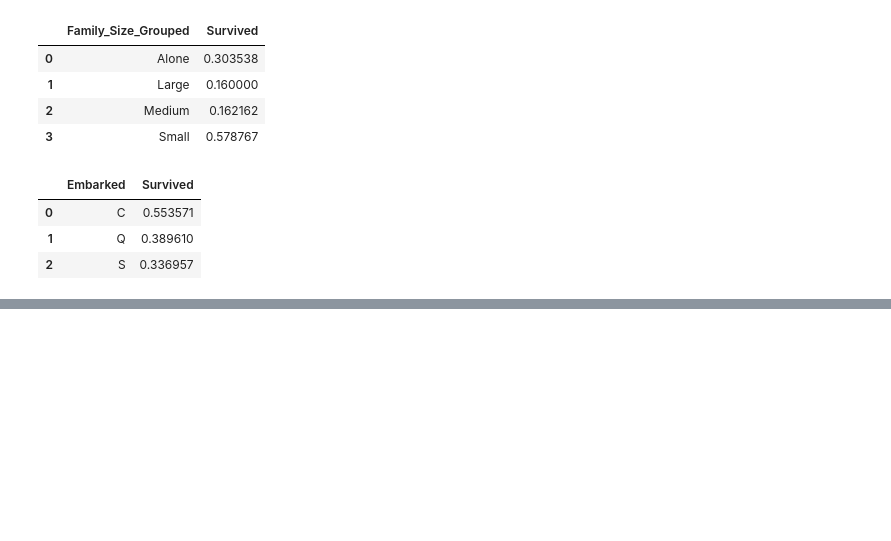
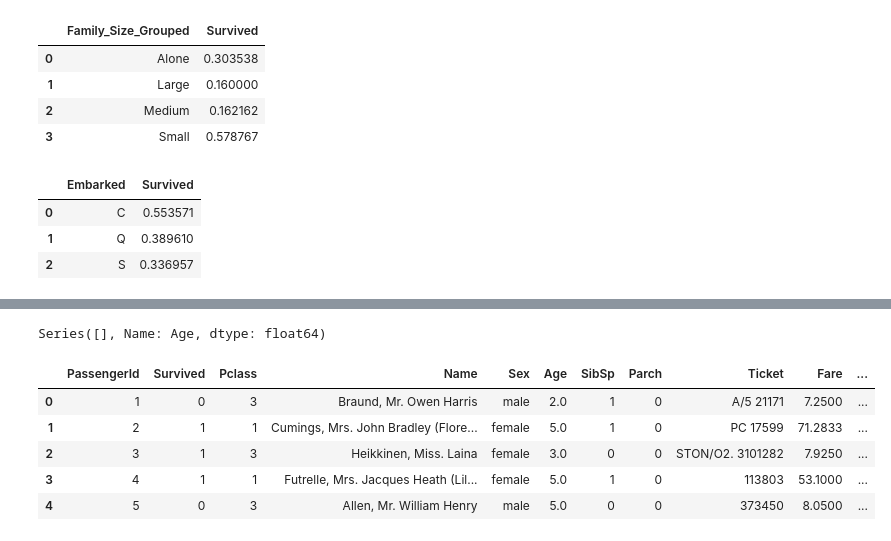
Before and after one commit to jonidaniel/data-science-and-machine-learning, a Jupyter notebook: kaggle/competitions/titanic-machine-learning-from-disaster/titanic.ipynb, the cells around one changed output, grey strips where cells are left out. Saved outputs shown, nothing was run; the diff lists cells and outputs as text; code cells hidden in the pictures; blank space fills up the shorter version.

```diff
--- a/kaggle/competitions/titanic-machine-learning-from-disaster/titanic.ipynb
+++ b/kaggle/competitions/titanic-machine-learning-from-disaster/titanic.ipynb
@@ -255,0 +290,33 @@ train_df.groupby(['Embarked'], as_index=False)['Survived'].mean()
+# %%
+# Set 'Age' values as 0–7, depending on age ranges
+train_df.loc[train_df['Age'] <= 16, 'Age'] = 0
+train_df.loc[(train_df['Age'] > 16) & (train_df['Age'] <= 20.125), 'Age'] = 1
+train_df.loc[(train_df['Age'] > 20.125) & (train_df['Age'] <= 24), 'Age'] = 2
+train_df.loc[(train_df['Age'] > 24) & (train_df['Age'] <= 28), 'Age'] = 3
+train_df.loc[(train_df['Age'] > 28) & (train_df['Age'] <= 32.312), 'Age'] = 4
+train_df.loc[(train_df['Age'] > 32.312) & (train_df['Age'] <= 38), 'Age'] = 5
+train_df.loc[(train_df['Age'] > 38) & (train_df['Age'] <= 47), 'Age'] = 6
+train_df.loc[(train_df['Age'] > 47) & (train_df['Age'] <= 80), 'Age'] = 7
+train_df.loc[train_df['Age'] > 80, 'Age']
+
+test_df.loc[test_df['Age'] <= 16, 'Age'] = 0
+test_df.loc[(test_df['Age'] > 16) & (test_df['Age'] <= 20.125), 'Age'] = 1
+test_df.loc[(test_df['Age'] > 20.125) & (test_df['Age'] <= 24), 'Age'] = 2
+test_df.loc[(test_df['Age'] > 24) & (test_df['Age'] <= 28), 'Age'] = 3
+test_df.loc[(test_df['Age'] > 28) & (test_df['Age'] <= 32.312), 'Age'] = 4
+test_df.loc[(test_df['Age'] > 32.312) & (test_df['Age'] <= 38), 'Age'] = 5
+test_df.loc[(test_df['Age'] > 38) & (test_df['Age'] <= 47), 'Age'] = 6
+test_df.loc[(test_df['Age'] > 47) & (test_df['Age'] <= 80), 'Age'] = 7
+test_df.loc[test_df['Age'] > 80, 'Age']
+# %% [output]
+Series([], Name: Age, dtype: float64)
+# %%
+train_df.head()
+# Now the ages are shown as numerical categories
+# %% [output]
+|  | PassengerId | Survived | Pclass | Name | Sex | Age | SibSp | Parch | Ticket | Fare | ... |
+| 0 | 1 | 0 | 3 | Braund, Mr. Owen Harris | male | 2.0 | 1 | 0 | A/5 21171 | 7.2500 | ... |
+| 1 | 2 | 1 | 1 | Cumings, Mrs. John Bradley (Flore... | female | 5.0 | 1 | 0 | PC 17599 | 71.2833 | ... |
+| 2 | 3 | 1 | 3 | Heikkinen, Miss. Laina | female | 3.0 | 0 | 0 | STON/O2. 3101282 | 7.9250 | ... |
+| 3 | 4 | 1 | 1 | Futrelle, Mrs. Jacques Heath (Lil... | female | 5.0 | 1 | 0 | 113803 | 53.1000 | ... |
+| 4 | 5 | 0 | 3 | Allen, Mr. William Henry | male | 5.0 | 0 | 0 | 373450 | 8.0500 | ... |
```
Also changed, not shown: parts of 11 cells of this notebook.
